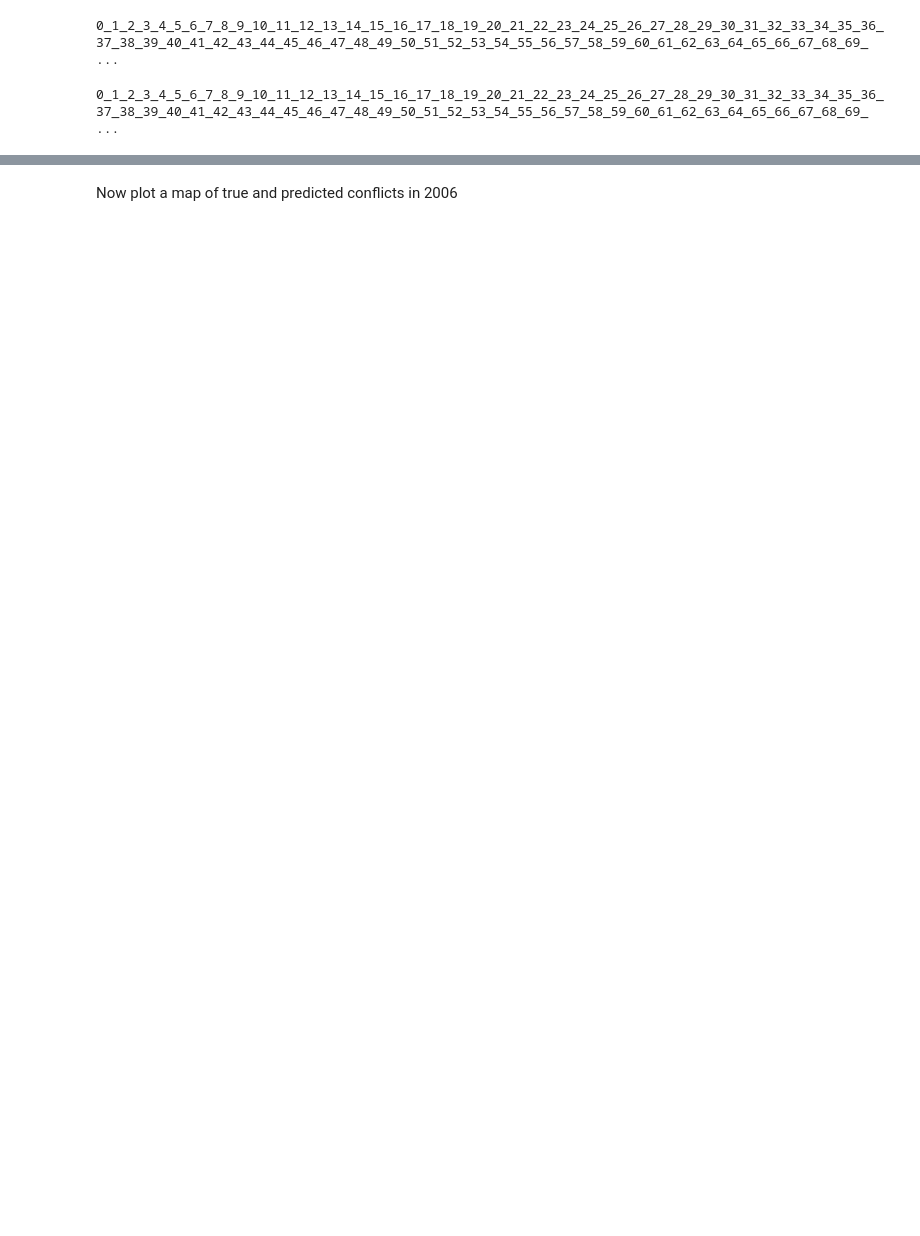
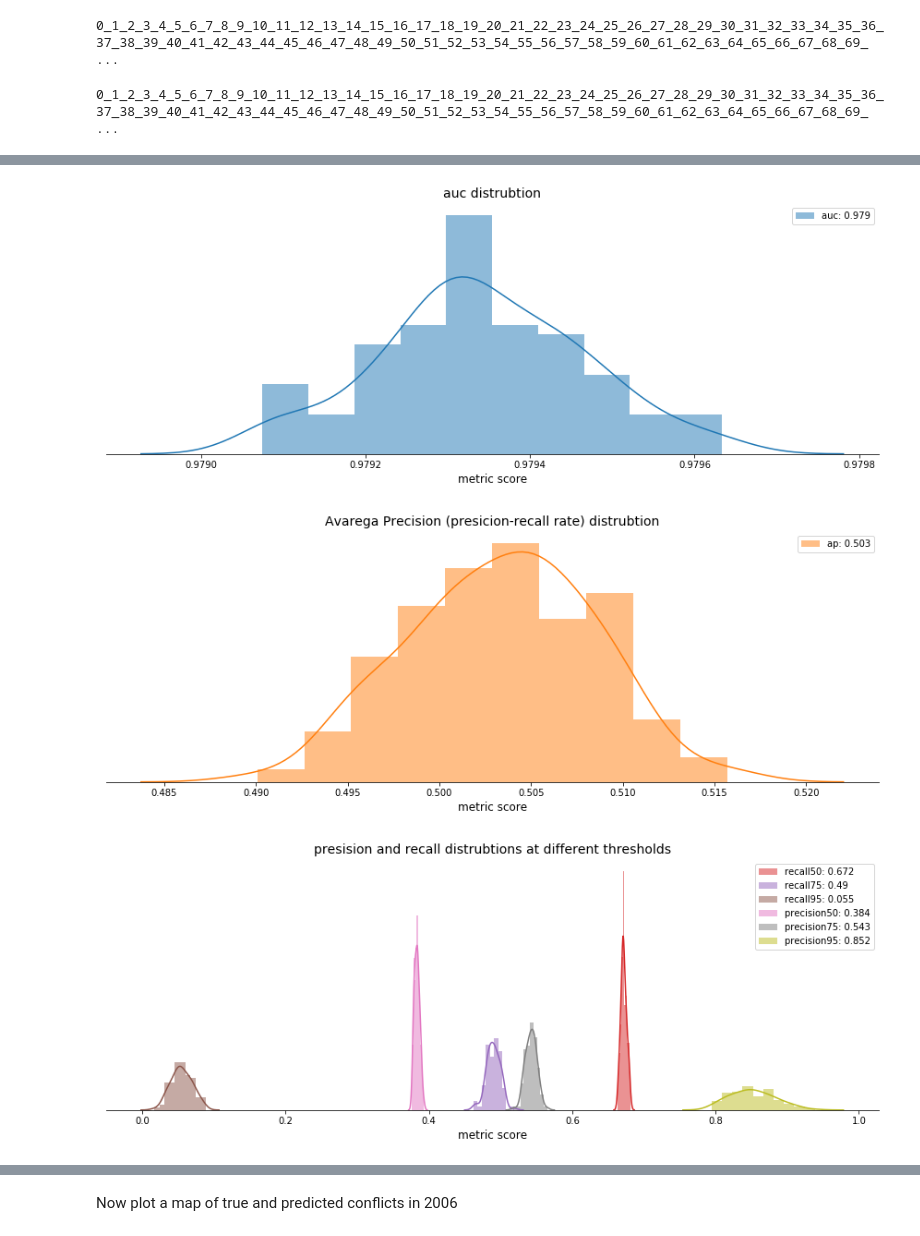
Before and after one commit to Polichinel/Conflict_Prediction, a Jupyter notebook: boosting.ipynb, the cells around one changed output, grey strips where cells are left out. Saved outputs shown, nothing was run; the diff lists cells and outputs as text; code cells hidden in the pictures; blank space fills up the shorter version.

```diff
--- a/boosting.ipynb
+++ b/boosting.ipynb
@@ -488,0 +530,34 @@ def roc_plot(dict_of_metrics, color = 'C0', model_title = 'MODEL'):
+# %%
+def feature_imp_plot(dict_of_metrics):
+
+#     X_labels = ['fatilities_country_year', 'log_best', 'log_country_area_sum',
+#             'low_ratio_light', 'nearest_conflict', 'nlights_calib_mean',
+#             'past_conflicts', 'excluded_binary', 'petroleum_full',
+#             'diff_median_light','binary_best', 'pop_cell_dens',
+#             'log_interp_pop_gpw_sum','conflict_country_year']
+
+
+    #importances = xg_cl.feature_importances_
+    importances = np.array(dict_of_metrics['feature_imp']).mean(0)
+    importances_std = np.array(dict_of_metrics['feature_imp']).std(0)
+
+
+    indices = np.argsort(importances)[::-1]
+
+    size = len(importances)
+
+    plt.figure(figsize=[15,int(size/3)])
+
+    plt.title("Feature importances")
+
+
+    plt.barh(range(size), importances[indices], color="salmon", align="center", yerr=importances_std[indices])
+
+    plt.yticks(range(size),  np.array(X_labels)[indices])
+    plt.ylim([-1, size])
+
+    plt.xlabel('gain')
+    plt.ylabel('features')
+
+    sns.despine()
+    plt.show()
@@ -503 +584,3 @@ Number of conflicts preserved: 7225
 0_1_2_3_4_5_6_7_8_9_10_11_12_13_14_15_16_17_18_19_20_21_22_23_24_25_26_27_28_29_30_31_32_33_34_35_36_37_38_39_40_41_42_43_44_45_46_47_48_49_50_51_52_53_54_55_56_57_58_59_60_61_62_63_64_65_66_67_68_69_ ...
+# %%
+dict_of_metrics_out_years20 = out_years_estimation(100, 20)
@@ -542,0 +664,12 @@ roc_plot(dict_of_metrics2)
+# %%
+auc_plot(dict_of_metrics_out_years20)
+ap_plot(dict_of_metrics_out_years20)
+recall_precision_plot(dict_of_metrics_out_years20)
+
+prc_plot(dict_of_metrics_out_years20)
+roc_plot(dict_of_metrics_out_years20)
+feature_imp_plot(dict_of_metrics_out_years20)
+# %% [output]
+[figure, added]
+[figure, added]
+[figure, added]
```
Also changed, not shown: parts of 107 cells of this notebook.
